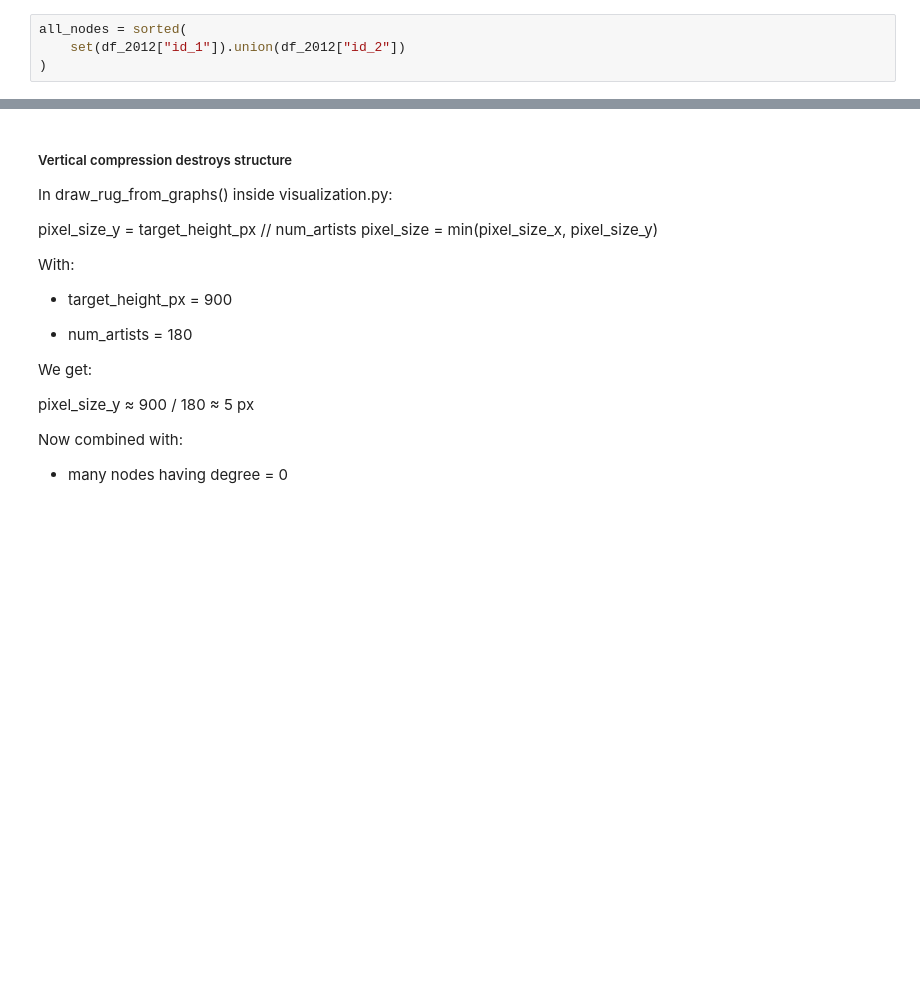
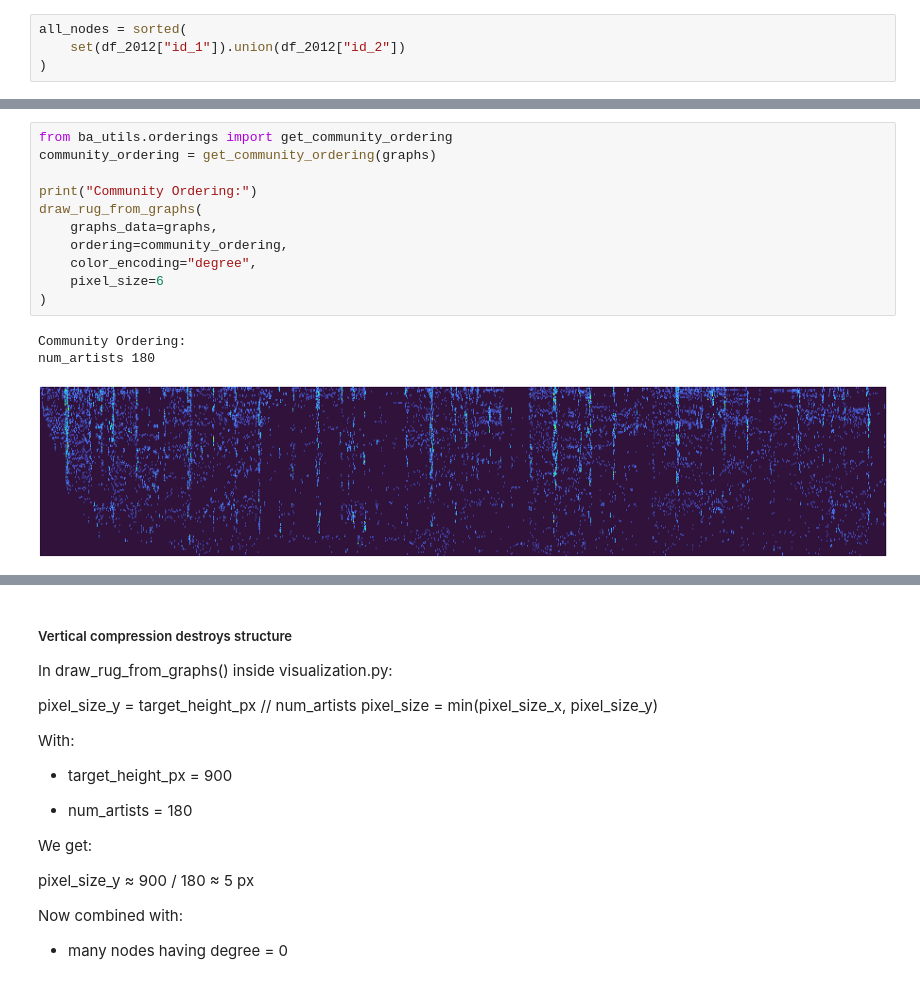
Before and after one commit to mibar3/NetworkRugs, a Jupyter notebook: contact_pattern.ipynb, the cells around one changed output, grey strips where cells are left out. Drawn from its saved outputs; the diff is of its cells as text; blank space fills up the shorter version.

```diff
--- a/contact_pattern.ipynb
+++ b/contact_pattern.ipynb
@@ -796,0 +851,15 @@ num_artists 180
+# %%
+from ba_utils.orderings import get_community_ordering
+community_ordering = get_community_ordering(graphs)
+
+print("Community Ordering:")
+draw_rug_from_graphs(
+    graphs_data=graphs,
+    ordering=community_ordering,
+    color_encoding="degree",
+    pixel_size=6
+)
+# %% [output]
+Community Ordering:
+num_artists 180
+[figure, added]
```
Also changed, not shown: parts of 11 cells of this notebook, 1 other file.
